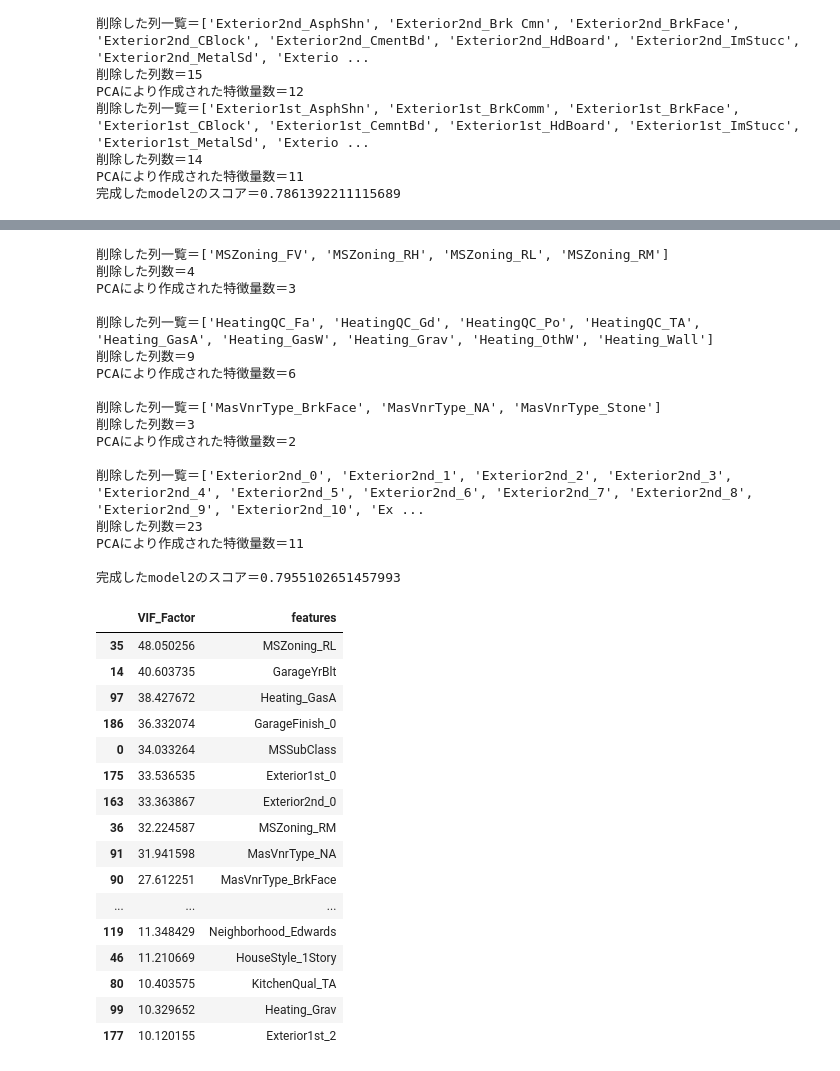
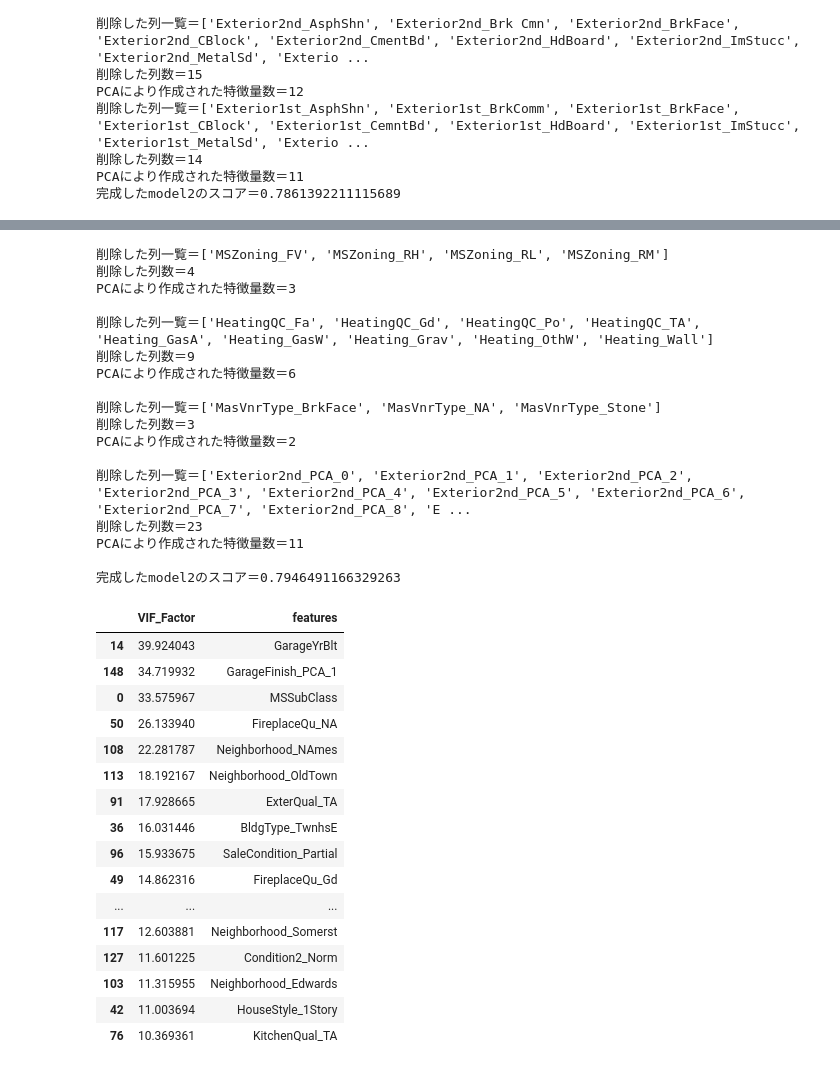
Before and after one commit to Udon-datascience/opendata_analysis, a Jupyter notebook: 4/4_analysis_3.ipynb, the cells around one changed output, grey strips where cells are left out. Cells and saved outputs as stored; diff of their text form; code cells hidden in the pictures.

```diff
--- a/4/4_analysis_3.ipynb
+++ b/4/4_analysis_3.ipynb
@@ -289,7 +291,7 @@ PCAにより作成された特徴量数＝4
 # %%
-#実験的にVIFが大きい列を削除してみるGrLivArea
+#実験的にVIFが大きい列を削除してみる
 sc_x3 = sc_x2.copy()
-to_drop = ['GrLivArea', 'FinSF_0', 'FlrSF_1']
+to_drop = ['GrLivArea', 'FinSF_PCA_0', 'FlrSF_PCA_1']
 for c in to_drop:
     sc_x3 = sc_x3.drop([c], axis = 1)
 
@@ -327,55 +329,55 @@ display(df_high_vif.sort_values('VIF_Factor', ascending=False))
 # %%
-#0.01程度の精度の向上が見られた。さらに、VIFが大幅に低下した。
+#スコア0.01程度の精度の向上が見られた。さらに、VIFが大幅に低下した。
 #引き続き、sc_x3に対してさらにPCAをかけて改善する
 to_PCA = ['MSZoning', 'Heating', 'MasVnrType', 'Exterior']
 for c in to_PCA:
-    sc_x2 = change_to_PCA(c, sc_x2)
+    sc_x3 = change_to_PCA(c, sc_x3)
     print()
 
 #スコアの確認
 model2.fit(sc_x3, df_y)
 result = cross_validate(model2, sc_x3, df_y, cv = kf, scoring = 'r2' , return_train_score = True)
 print(f'完成したmodel2のスコア＝{sum(result['test_score'])/len(result['test_score'])}')
 
 
 #vifを見る
 vif_df = pd.DataFrame()
 vif_df["VIF_Factor"] = [variance_inflation_factor(sc_x3, i) for i in range(sc_x3.shape[1])]
 vif_df["features"]=sc_x3.columns
 df_high_vif = vif_df.loc[vif_df['VIF_Factor'] >= 10]
 display(df_high_vif.sort_values('VIF_Factor', ascending=False))
 # %% [output]
 削除した列一覧＝['MSZoning_FV', 'MSZoning_RH', 'MSZoning_RL', 'MSZoning_RM']
 削除した列数＝4
 PCAにより作成された特徴量数＝3
 
 削除した列一覧＝['HeatingQC_Fa', 'HeatingQC_Gd', 'HeatingQC_Po', 'HeatingQC_TA', 'Heating_GasA', 'Heating_GasW', 'Heating_Grav', 'Heating_OthW', 'Heating_Wall']
 削除した列数＝9
 PCAにより作成された特徴量数＝6
 
 削除した列一覧＝['MasVnrType_BrkFace', 'MasVnrType_NA', 'MasVnrType_Stone']
 削除した列数＝3
 PCAにより作成された特徴量数＝2
 
-削除した列一覧＝['Exterior2nd_0', 'Exterior2nd_1', 'Exterior2nd_2', 'Exterior2nd_3', 'Exterior2nd_4', 'Exterior2nd_5', 'Exterior2nd_6', 'Exterior2nd_7', 'Exterior2nd_8', 'Exterior2nd_9', 'Exterior2nd_10', 'Ex ...
+削除した列一覧＝['Exterior2nd_PCA_0', 'Exterior2nd_PCA_1', 'Exterior2nd_PCA_2', 'Exterior2nd_PCA_3', 'Exterior2nd_PCA_4', 'Exterior2nd_PCA_5', 'Exterior2nd_PCA_6', 'Exterior2nd_PCA_7', 'Exterior2nd_PCA_8', 'E ...
 削除した列数＝23
 PCAにより作成された特徴量数＝11
 
-完成したmodel2のスコア＝0.7955102651457993
+完成したmodel2のスコア＝0.7946491166329263
 |  | VIF_Factor | features |
-| 35 | 48.050256 | MSZoning_RL |
-| 14 | 40.603735 | GarageYrBlt |
-| 97 | 38.427672 | Heating_GasA |
-| 186 | 36.332074 | GarageFinish_0 |
-| 0 | 34.033264 | MSSubClass |
-| 175 | 33.536535 | Exterior1st_0 |
-| 163 | 33.363867 | Exterior2nd_0 |
-| 36 | 32.224587 | MSZoning_RM |
-| 91 | 31.941598 | MasVnrType_NA |
-| 90 | 27.612251 | MasVnrType_BrkFace |
+| 14 | 39.924043 | GarageYrBlt |
+| 148 | 34.719932 | GarageFinish_PCA_1 |
+| 0 | 33.575967 | MSSubClass |
+| 50 | 26.133940 | FireplaceQu_NA |
+| 108 | 22.281787 | Neighborhood_NAmes |
+| 113 | 18.192167 | Neighborhood_OldTown |
+| 91 | 17.928665 | ExterQual_TA |
+| 36 | 16.031446 | BldgType_TwnhsE |
+| 96 | 15.933675 | SaleCondition_Partial |
+| 49 | 14.862316 | FireplaceQu_Gd |
 | ... | ... | ... |
-| 119 | 11.348429 | Neighborhood_Edwards |
-| 46 | 11.210669 | HouseStyle_1Story |
-| 80 | 10.403575 | KitchenQual_TA |
-| 99 | 10.329652 | Heating_Grav |
-| 177 | 10.120155 | Exterior1st_2 |
+| 117 | 12.603881 | Neighborhood_Somerst |
+| 127 | 11.601225 | Condition2_Norm |
+| 103 | 11.315955 | Neighborhood_Edwards |
+| 42 | 11.003694 | HouseStyle_1Story |
+| 76 | 10.369361 | KitchenQual_TA |
```
Also changed, not shown: parts of 12 cells of this notebook.
